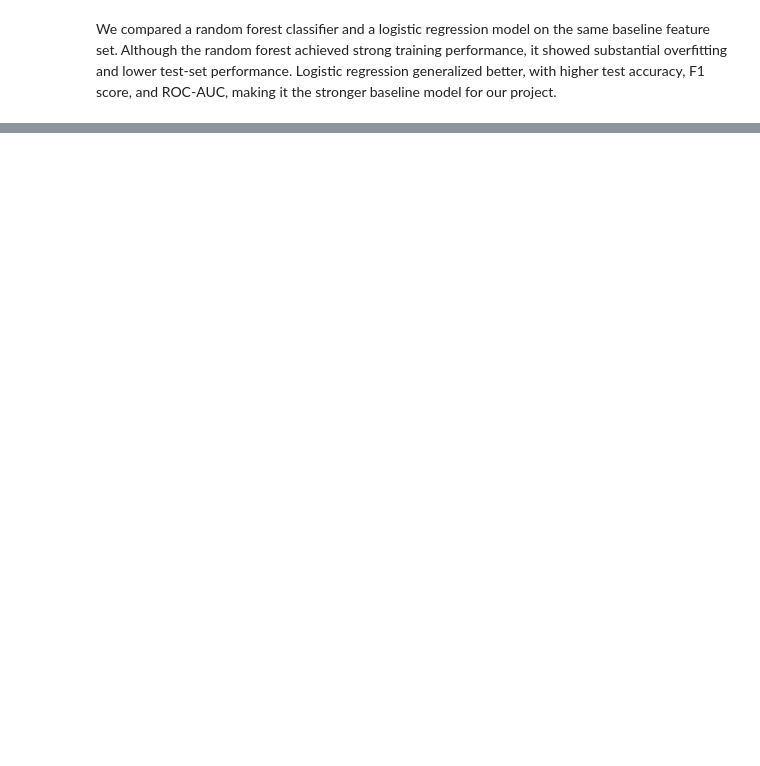
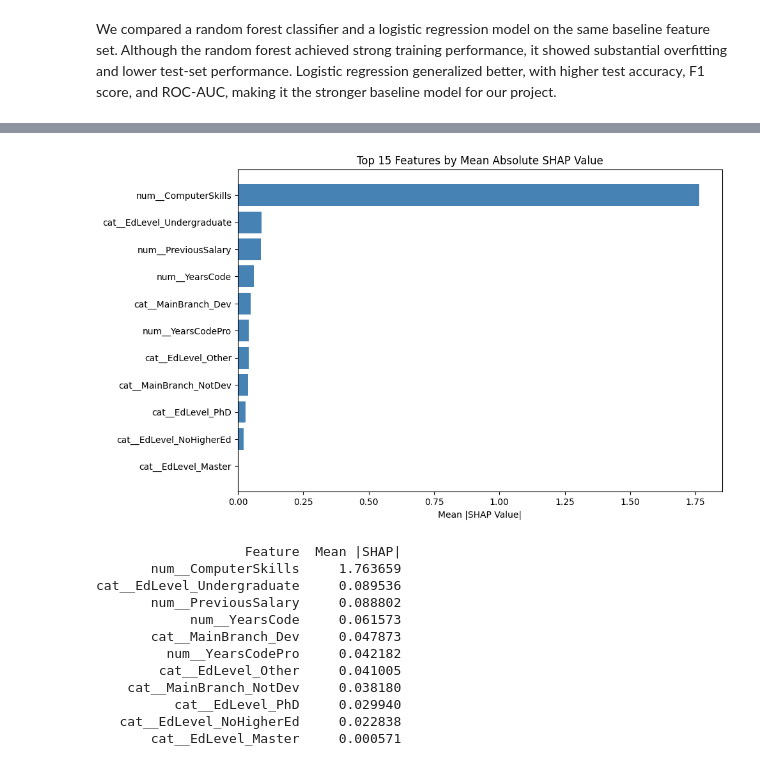
Before and after one commit to BenjaminSchrager/Big-Data-Final-Project, a Jupyter notebook: notebook.ipynb, the cells around one changed output, grey strips where cells are left out. Cells and saved outputs as stored; diff of their text form; code cells hidden in the pictures; blank space fills up the shorter version.

```diff
--- a/notebook.ipynb
+++ b/notebook.ipynb
@@ -389,0 +428,30 @@ We compared a random forest classifier and a logistic regression model on the sa
+# %%
+# ── 4. Bar plot: mean absolute SHAP value per feature (top 15) ──────────────
+mean_abs_shap = np.abs(shap_values).mean(axis=0)
+shap_importance_df = pd.DataFrame({
+    "Feature": feature_names_out,
+    "Mean |SHAP|": mean_abs_shap
+}).sort_values("Mean |SHAP|", ascending=False).head(15)
+
+plt.figure(figsize=(10, 6))
+plt.barh(shap_importance_df["Feature"][::-1], shap_importance_df["Mean |SHAP|"][::-1], color="steelblue")
+plt.xlabel("Mean |SHAP Value|")
+plt.title("Top 15 Features by Mean Absolute SHAP Value")
+plt.tight_layout()
+plt.show()
+
+print(shap_importance_df.to_string(index=False))
+# %% [output]
+[figure, added]
+                   Feature  Mean |SHAP|
+       num__ComputerSkills     1.763659
+cat__EdLevel_Undergraduate     0.089536
+       num__PreviousSalary     0.088802
+            num__YearsCode     0.061573
+       cat__MainBranch_Dev     0.047873
+         num__YearsCodePro     0.042182
+        cat__EdLevel_Other     0.041005
+    cat__MainBranch_NotDev     0.038180
+          cat__EdLevel_PhD     0.029940
+   cat__EdLevel_NoHigherEd     0.022838
+       cat__EdLevel_Master     0.000571
```
Also changed, not shown: parts of 11 cells of this notebook.
